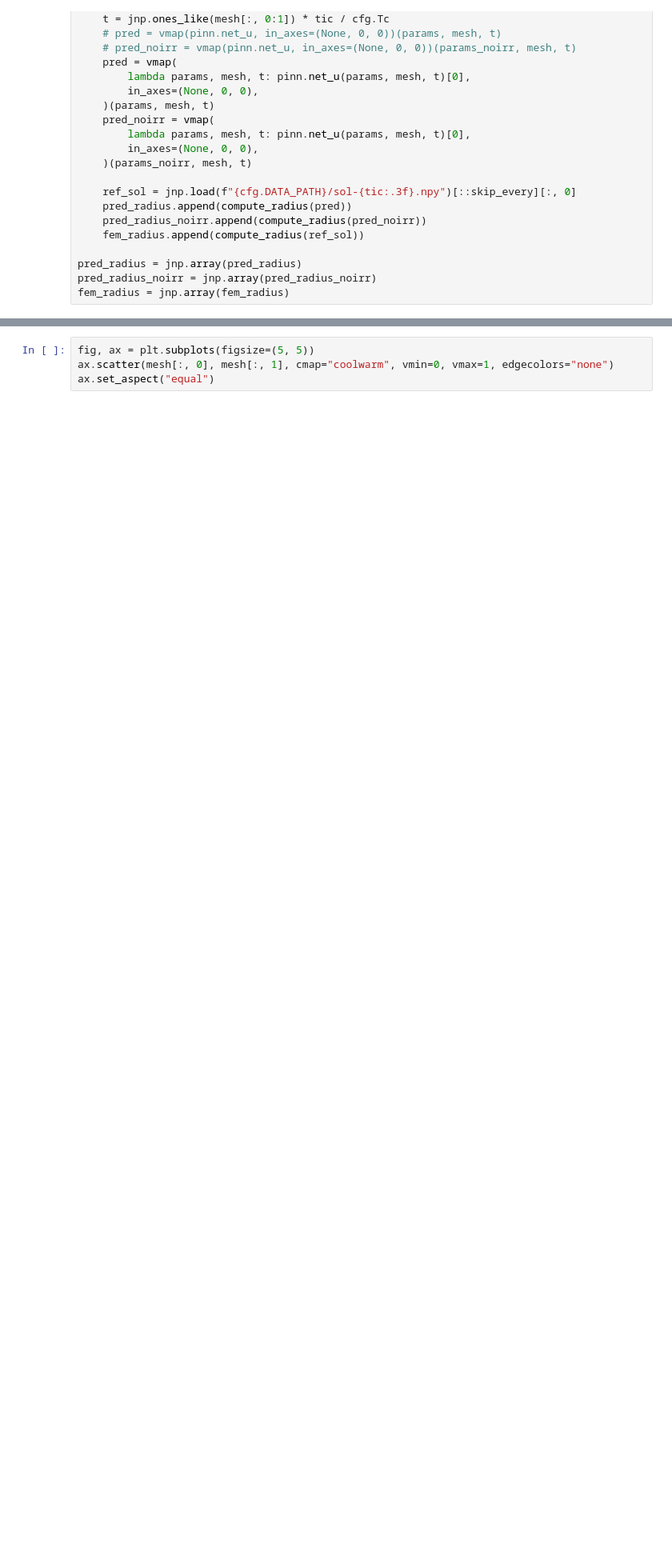
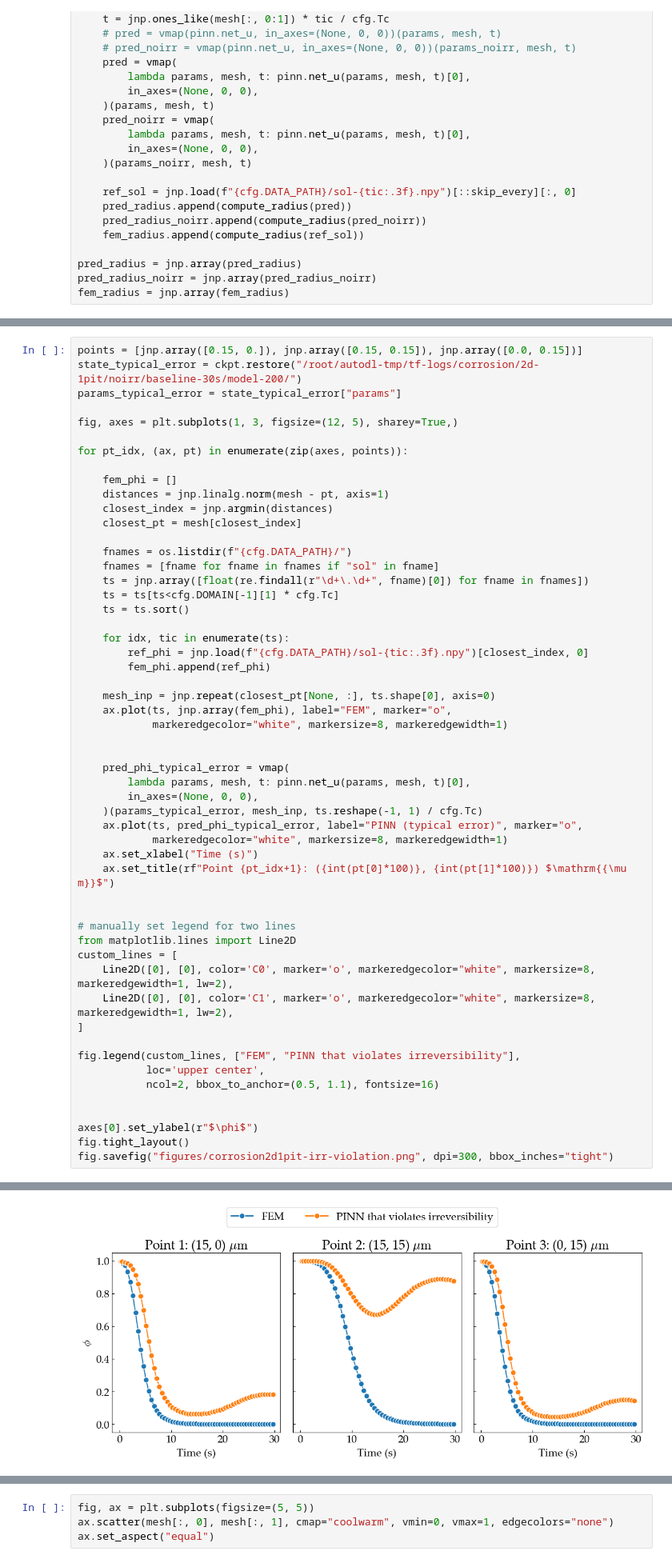
Before and after one commit to NanxiiChen/irr-pinns, a Jupyter notebook: examples/corrosion2d1pit/eval.ipynb, the cells around one changed output, grey strips where cells are left out. Shown: that part at 80% size. Drawn from its saved outputs; the diff is of its cells as text; blank space fills up the shorter version.

```diff
--- a/examples/corrosion2d1pit/eval.ipynb
+++ b/examples/corrosion2d1pit/eval.ipynb
@@ -218 +221,56 @@ plt.savefig("figures/corrosion2d1pit-irrloss-log.png", dpi=300, bbox_inches="tig
 [figure]
+# %%
+points = [jnp.array([0.15, 0.]), jnp.array([0.15, 0.15]), jnp.array([0.0, 0.15])]
+state_typical_error = ckpt.restore("/root/autodl-tmp/tf-logs/corrosion/2d-1pit/noirr/baseline-30s/model-200/")
+params_typical_error = state_typical_error["params"]
+
+fig, axes = plt.subplots(1, 3, figsize=(12, 5), sharey=True,)
+
+for pt_idx, (ax, pt) in enumerate(zip(axes, points)):
+
+    fem_phi = []
+    distances = jnp.linalg.norm(mesh - pt, axis=1)
+    closest_index = jnp.argmin(distances)
+    closest_pt = mesh[closest_index]
+
+    fnames = os.listdir(f"{cfg.DATA_PATH}/")
+    fnames = [fname for fname in fnames if "sol" in fname]
+    ts = jnp.array([float(re.findall(r"\d+\.\d+", fname)[0]) for fname in fnames])
+    ts = ts[ts<cfg.DOMAIN[-1][1] * cfg.Tc]
+    ts = ts.sort()
+
+    for idx, tic in enumerate(ts):
+        ref_phi = jnp.load(f"{cfg.DATA_PATH}/sol-{tic:.3f}.npy")[closest_index, 0]
+        fem_phi.append(ref_phi)
+
+    mesh_inp = jnp.repeat(closest_pt[None, :], ts.shape[0], axis=0)
+    ax.plot(ts, jnp.array(fem_phi), label="FEM", marker="o",
+            markeredgecolor="white", markersize=8, markeredgewidth=1)
+
+
+    pred_phi_typical_error = vmap(
+        lambda params, mesh, t: pinn.net_u(params, mesh, t)[0],
+        in_axes=(None, 0, 0),
+    )(params_typical_error, mesh_inp, ts.reshape(-1, 1) / cfg.Tc)
+    ax.plot(ts, pred_phi_typical_error, label="PINN (typical error)", marker="o",
+            markeredgecolor="white", markersize=8, markeredgewidth=1)
+    ax.set_xlabel("Time (s)")
+    ax.set_title(rf"Point {pt_idx+1}: ({int(pt[0]*100)}, {int(pt[1]*100)}) $\mathrm{{\mu m}}$")
+
+
+# manually set legend for two lines
+from matplotlib.lines import Line2D
+custom_lines = [
+    Line2D([0], [0], color='C0', marker='o', markeredgecolor="white", markersize=8, markeredgewidth=1, lw=2),
+    Line2D([0], [0], color='C1', marker='o', markeredgecolor="white", markersize=8, markeredgewidth=1, lw=2),
+]
+
+fig.legend(custom_lines, ["FEM", "PINN that violates irreversibility"],
+           loc='upper center',
+           ncol=2, bbox_to_anchor=(0.5, 1.1), fontsize=16)
+
+
+axes[0].set_ylabel(r"$\phi$")
+fig.tight_layout()
+fig.savefig("figures/corrosion2d1pit-irr-violation.png", dpi=300, bbox_inches="tight")
+# %% [output]
@@ -218,0 +278 @@ plt.savefig("figures/corrosion2d1pit-irrloss-log.png", dpi=300, bbox_inches="tig
+[figure, added]
```
Also changed, not shown: parts of 6 cells of this notebook, 4 other files.
